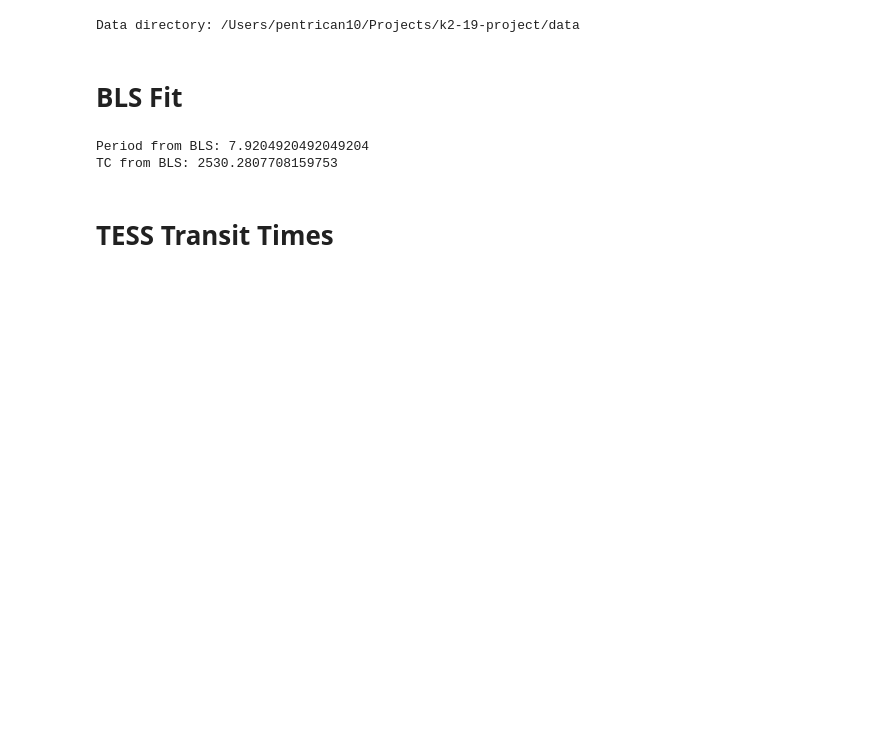
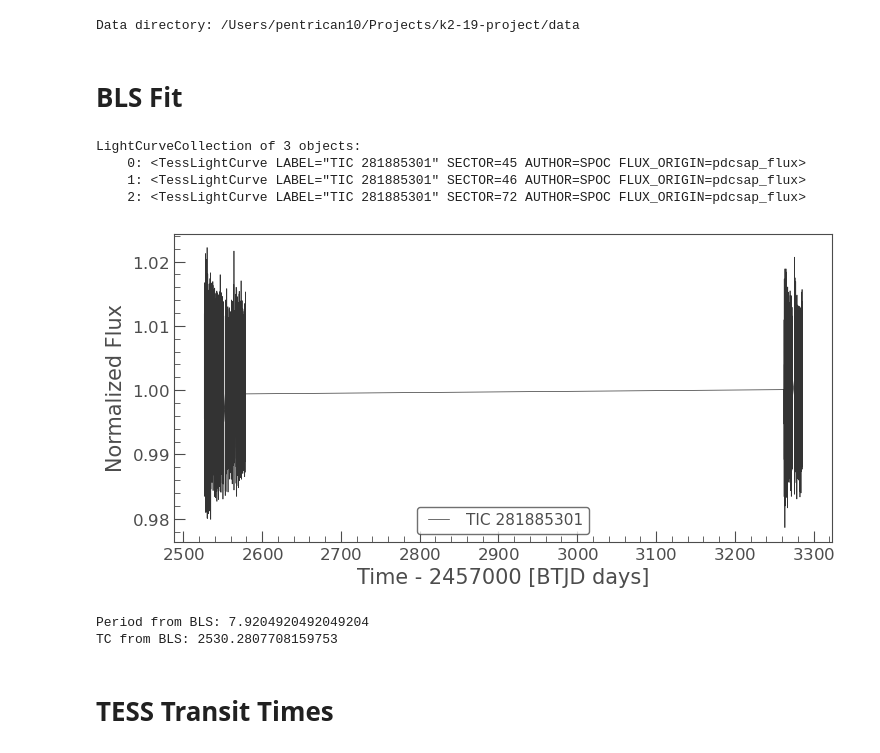
Before and after one commit to pentrican10/k2-19-project, a Jupyter notebook: 1_tess_transit_fit.ipynb, the cells around one changed output. Drawn from its saved outputs; the diff is of its cells as text; code cells hidden in the pictures; blank space fills up the shorter version.

```diff
--- a/1_tess_transit_fit.ipynb
+++ b/1_tess_transit_fit.ipynb
@@ -36,13 +36,21 @@ ttv_hour = 2* 0.0416667 # 1 hour to days
 # %%
 # Download the light curve data
 lc = lk.search_lightcurve("K2-19",author = 'SPOC').download_all()
-
-# Flatten the light curve
-lc = lc.stitch().flatten(window_length=901).remove_outliers()
-#lc.plot()
-time = lc.time
-flux=lc.flux
-flux_err = lc.flux_err
+print(lc)
+# %% [output]
+LightCurveCollection of 3 objects:
+    0: <TessLightCurve LABEL="TIC 281885301" SECTOR=45 AUTHOR=SPOC FLUX_ORIGIN=pdcsap_flux>
+    1: <TessLightCurve LABEL="TIC 281885301" SECTOR=46 AUTHOR=SPOC FLUX_ORIGIN=pdcsap_flux>
+    2: <TessLightCurve LABEL="TIC 281885301" SECTOR=72 AUTHOR=SPOC FLUX_ORIGIN=pdcsap_flux>
+# %%
+# Flatten the light curve
+lc = lc.stitch().flatten(window_length=901).remove_outliers()
+lc.plot()
+time = lc.time
+flux=lc.flux
+flux_err = lc.flux_err
+# %% [output]
+[figure, added]
 # %%
 ### perform periodigram for planet b
 ### Create array of periods to search
```
Also changed, not shown: 1 other file.
